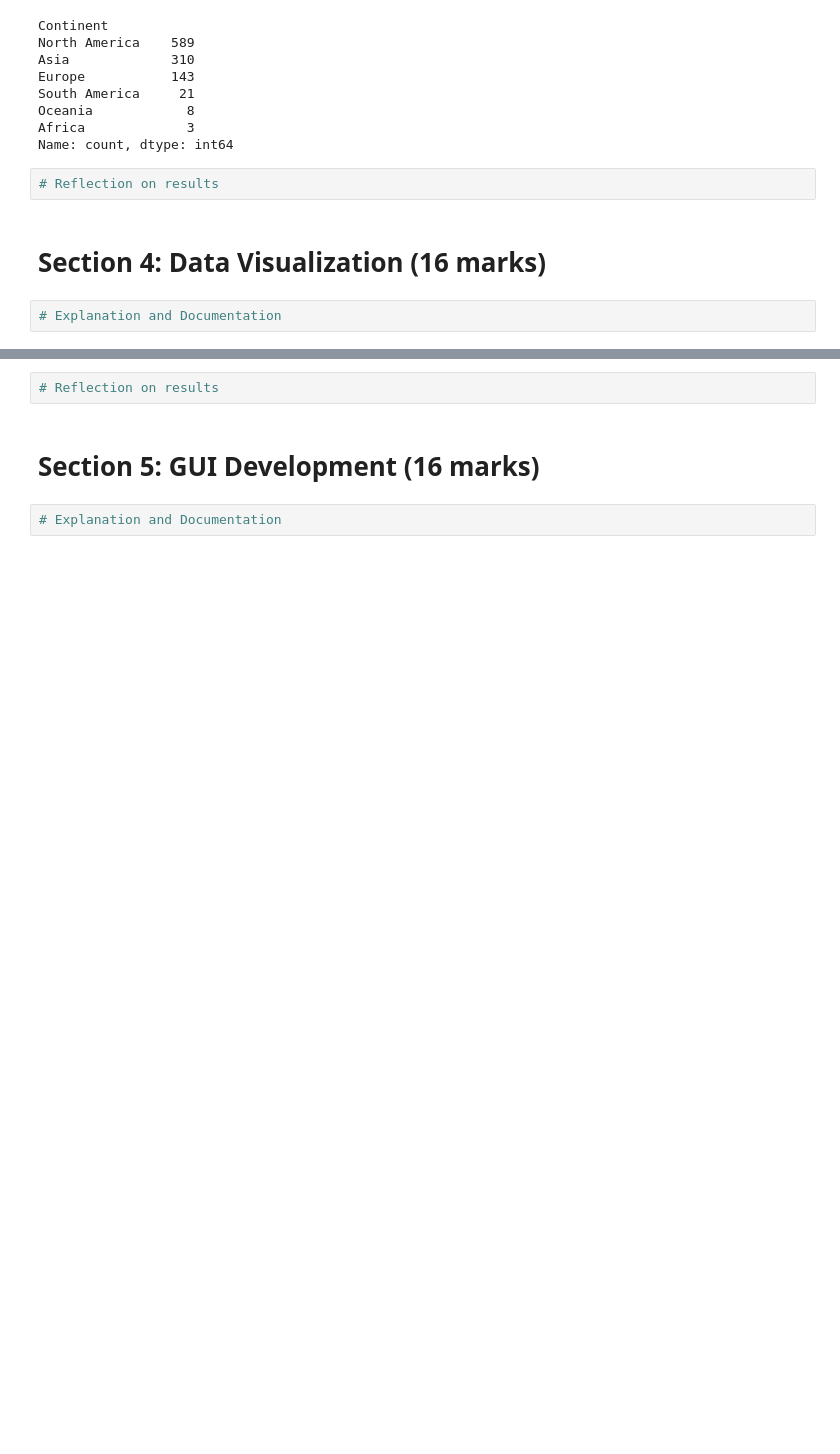
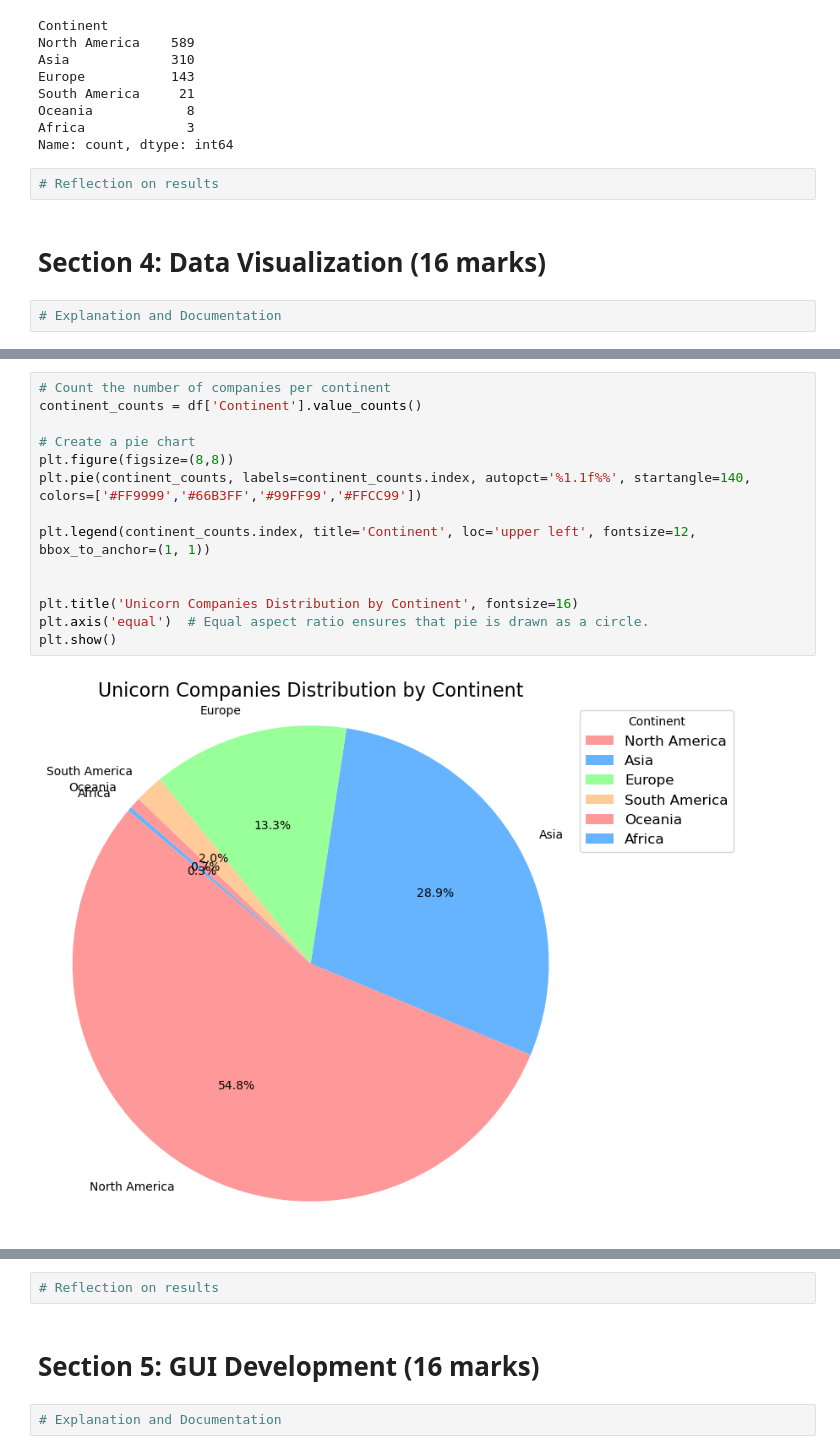
Before and after one commit to zakintue-debug/unicorn-data-analysis-python, a Jupyter notebook: NTU_XXXXX_SOFT40161_CourseWorkTemplate.ipynb, the cells around one changed output, grey strips where cells are left out. Saved outputs shown, nothing was run; the diff lists cells and outputs as text; blank space fills up the shorter version.

```diff
--- a/NTU_XXXXX_SOFT40161_CourseWorkTemplate.ipynb
+++ b/NTU_XXXXX_SOFT40161_CourseWorkTemplate.ipynb
@@ -458,0 +444,16 @@ Name: count, dtype: int64
+# %%
+# Count the number of companies per continent
+continent_counts = df['Continent'].value_counts()
+
+# Create a pie chart
+plt.figure(figsize=(8,8))
+plt.pie(continent_counts, labels=continent_counts.index, autopct='%1.1f%%', startangle=140, colors=['#FF9999','#66B3FF','#99FF99','#FFCC99'])
+
+plt.legend(continent_counts.index, title='Continent', loc='upper left', fontsize=12, bbox_to_anchor=(1, 1))
+
+
+plt.title('Unicorn Companies Distribution by Continent', fontsize=16)
+plt.axis('equal')  # Equal aspect ratio ensures that pie is drawn as a circle.
+plt.show()
+# %% [output]
+[figure, added]
```
Also changed, not shown: parts of 15 cells of this notebook.
